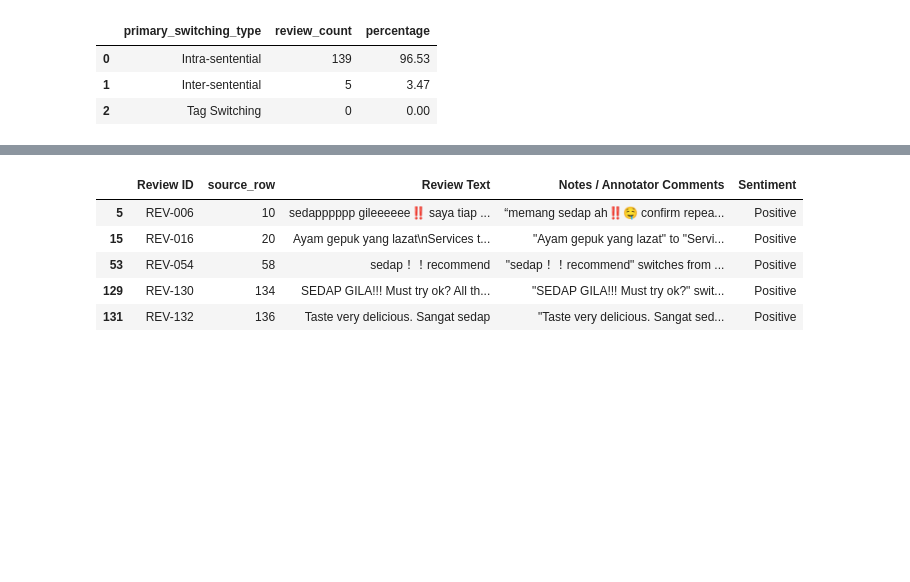
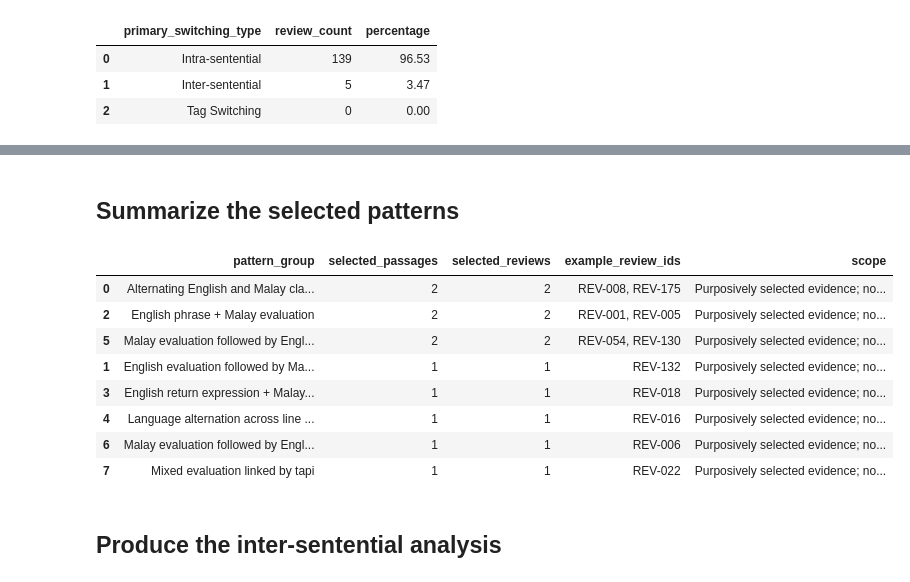
Before and after one commit to GSheng05/CPC-353-Assignment_1, a Jupyter notebook: Notebooks/Concordance_Analysis.ipynb, the cells around one changed output, grey strips where cells are left out. Saved outputs shown, nothing was run; the diff lists cells and outputs as text; code cells hidden in the pictures; blank space fills up the shorter version.

```diff
--- a/Notebooks/Concordance_Analysis.ipynb
+++ b/Notebooks/Concordance_Analysis.ipynb
@@ -450,20 +819,46 @@ review_sheet.to_excel(
+# %% [markdown]
+## Summarize the selected patterns
 # %%
-inter_reviews = cs.loc[
-    cs["Code-Switching Type"].eq("Inter-sentential"),
-    [
-        "Review ID",
-        "source_row",
-        "Review Text",
-        "Notes / Annotator Comments",
-        "Sentiment",
-    ],
-].copy()
+selected_pattern_summary = (
+    selected_evidence.groupby("pattern_group")
+    .agg(
+        selected_passages=("passage_id", "nunique"),
+        selected_reviews=("review_id", "nunique"),
+        example_review_ids=(
+            "review_id",
+            lambda values: ", ".join(sorted(set(values))),
+        ),
+    )
+    .reset_index()
+    .sort_values("selected_reviews", ascending=False)
+)
 
-display(inter_reviews)
+selected_pattern_summary["scope"] = (
+    "Purposively selected evidence; not corpus-wide pattern frequency"
+)
+
+display(selected_pattern_summary)
+
+selected_evidence.to_csv(
+    TABLE_DIR / "selected_evidence_analysis.csv",
+    index=False,
+    encoding="utf-8-sig",
+)
+
+selected_pattern_summary.to_csv(
+    TABLE_DIR / "selected_pattern_summary.csv",
+    index=False,
+    encoding="utf-8-sig",
+)
 # %% [output]
-|  | Review ID | source_row | Review Text | Notes / Annotator Comments | Sentiment |
-| 5 | REV-006 | 10 | sedapppppp gileeeeee‼️ saya tiap ... | “memang sedap ah‼️🤤 confirm repea... | Positive |
-| 15 | REV-016 | 20 | Ayam gepuk yang lazat\nServices t... | "Ayam gepuk yang lazat" to "Servi... | Positive |
-| 53 | REV-054 | 58 | sedap！！recommend | "sedap！！recommend" switches from ... | Positive |
-| 129 | REV-130 | 134 | SEDAP GILA!!! Must try ok? All th... | "SEDAP GILA!!! Must try ok?" swit... | Positive |
-| 131 | REV-132 | 136 | Taste very delicious. Sangat sedap | "Taste very delicious. Sangat sed... | Positive |
+|  | pattern_group | selected_passages | selected_reviews | example_review_ids | scope |
+| 0 | Alternating English and Malay cla... | 2 | 2 | REV-008, REV-175 | Purposively selected evidence; no... |
+| 2 | English phrase + Malay evaluation | 2 | 2 | REV-001, REV-005 | Purposively selected evidence; no... |
+| 5 | Malay evaluation followed by Engl... | 2 | 2 | REV-054, REV-130 | Purposively selected evidence; no... |
+| 1 | English evaluation followed by Ma... | 1 | 1 | REV-132 | Purposively selected evidence; no... |
+| 3 | English return expression + Malay... | 1 | 1 | REV-018 | Purposively selected evidence; no... |
+| 4 | Language alternation across line ... | 1 | 1 | REV-016 | Purposively selected evidence; no... |
+| 6 | Malay evaluation followed by Engl... | 1 | 1 | REV-006 | Purposively selected evidence; no... |
+| 7 | Mixed evaluation linked by tapi | 1 | 1 | REV-022 | Purposively selected evidence; no... |
+# %% [markdown]
+## Produce the inter-sentential analysis
```
Also changed, not shown: parts of 33 cells of this notebook, 12 other files.
